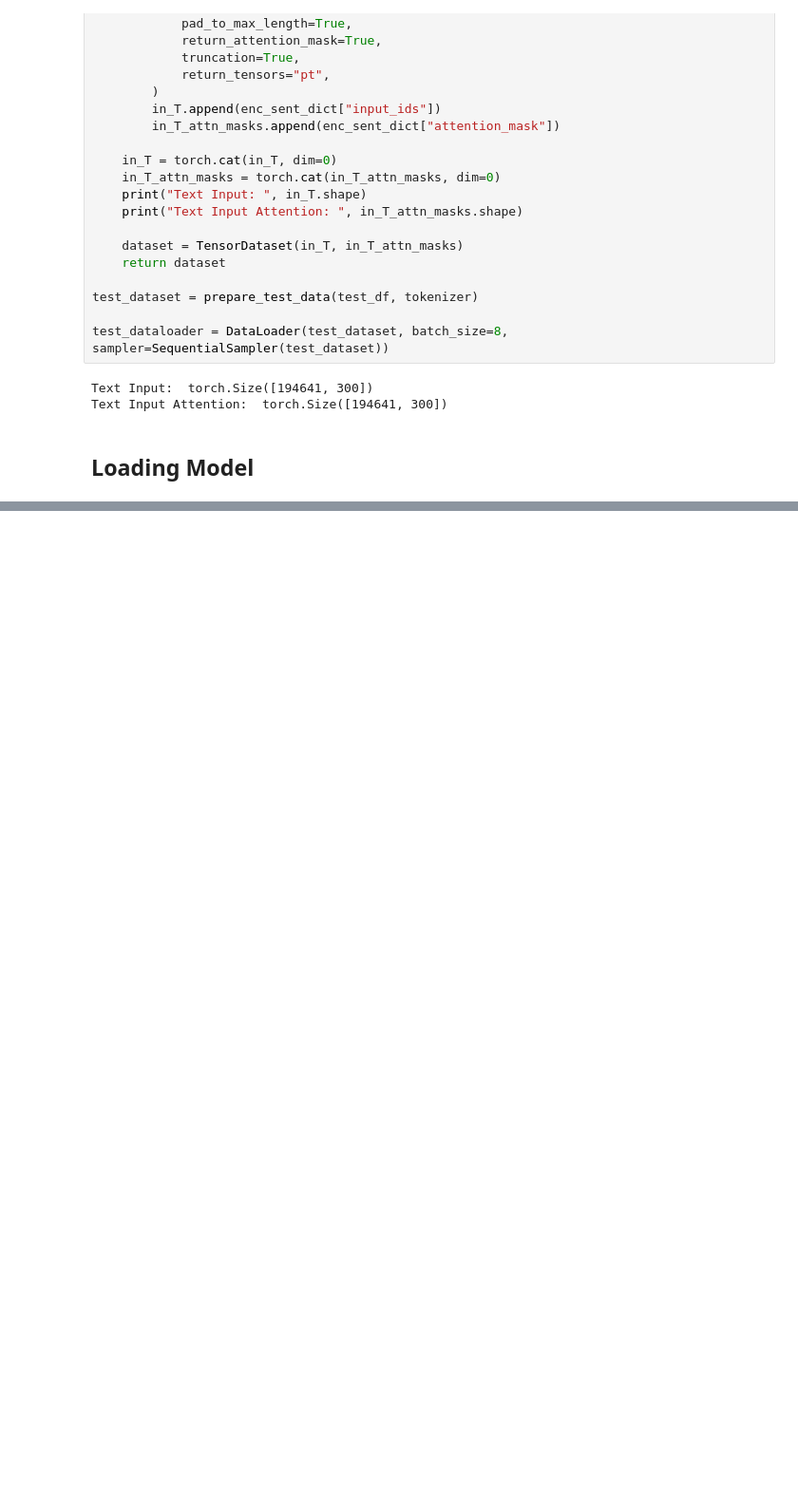
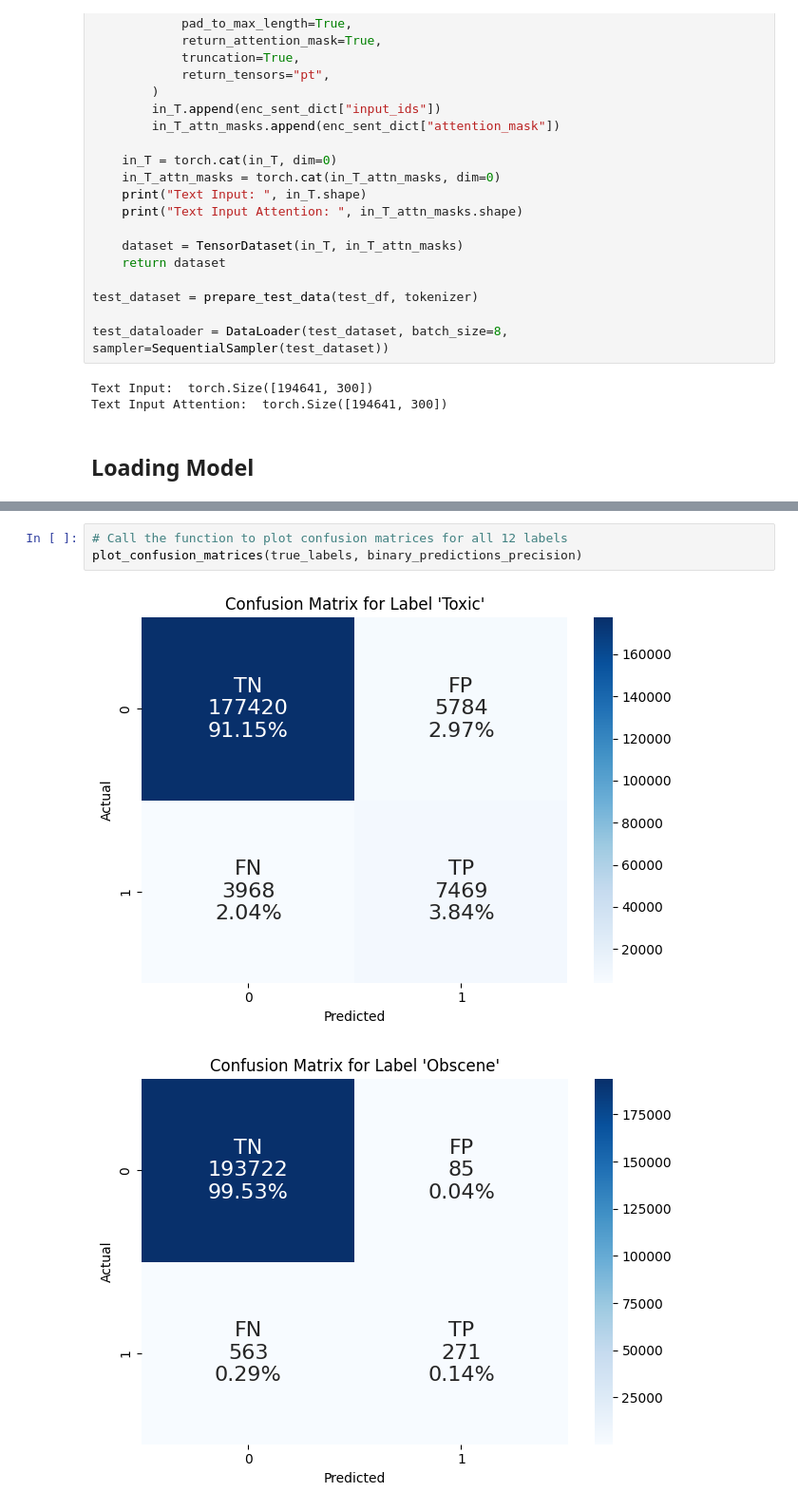
Before and after one commit to datascisteven/Detecting-Bias-and-Toxicity-in-LLM-Chatbots, a Jupyter notebook: Greenflash_Toxicity_Multi_Class_Model.ipynb, the cells around one changed output, grey strips where cells are left out. Shown at 95% size. Drawn from its saved outputs; the diff is of its cells as text; blank space fills up the shorter version.

```diff
--- a/Greenflash_Toxicity_Multi_Class_Model.ipynb
+++ b/Greenflash_Toxicity_Multi_Class_Model.ipynb
@@ -855,0 +961,6 @@ plot_confusion_matrices(true_labels, new_binary_predictions)
+# %%
+# Call the function to plot confusion matrices for all 12 labels
+plot_confusion_matrices(true_labels, binary_predictions_precision)
+# %% [output]
+[figure, added]
+[figure, added]
```
Also changed, not shown: parts of 38 cells of this notebook.
